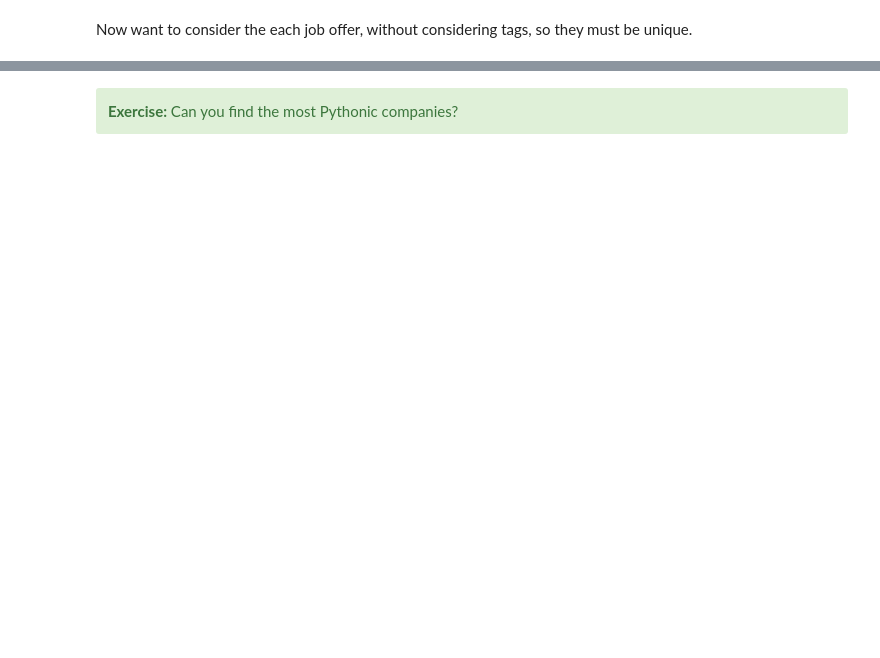
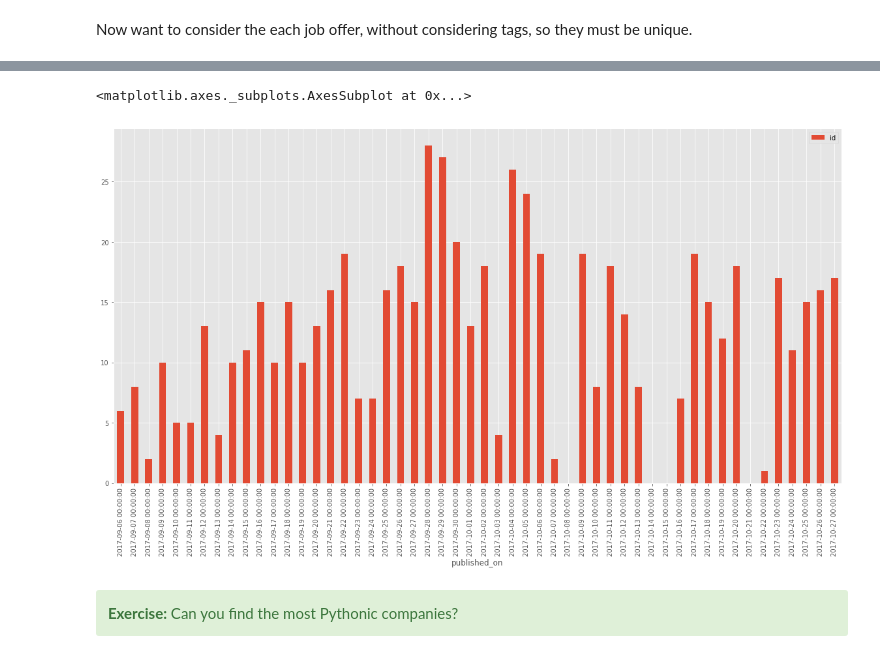
Before and after one commit to py-bootcamp/pandas-on-jupyter, a Jupyter notebook: notebooks/part_3/chapters.ipynb, the cells around one changed output, grey strips where cells are left out. Saved outputs shown, nothing was run; the diff lists cells and outputs as text; code cells hidden in the pictures; blank space fills up the shorter version.

```diff
--- a/notebooks/part_3/chapters.ipynb
+++ b/notebooks/part_3/chapters.ipynb
@@ -381,2 +947,2 @@ grouped_by_day.plot(kind='bar', figsize=(10,10), title="Offer published during t
 # %%
-grouped.set_index("published_on").loc[:,["id"]].resample('D', label="published_on").count().plot(kind="bar", figsize=(20,10))
+dt_df = grouped.set_index("published_on").loc[:,["id"]].resample('D', label="published_on").count()
@@ -383,3 +961,8 @@ grouped.set_index("published_on").loc[:,["id"]].resample('D', label="published_o
+# %%
+dt_df.plot(kind="bar", figsize=(20,10))
+# %% [output]
+<matplotlib.axes._subplots.AxesSubplot at 0x...>
+[figure, added]
 # %% [markdown]
 <div class="alert alert-success">
     <b>Exercise:</b> Can you find the most Pythonic companies?
```
Also changed, not shown: parts of 96 cells of this notebook, 2 other files.
